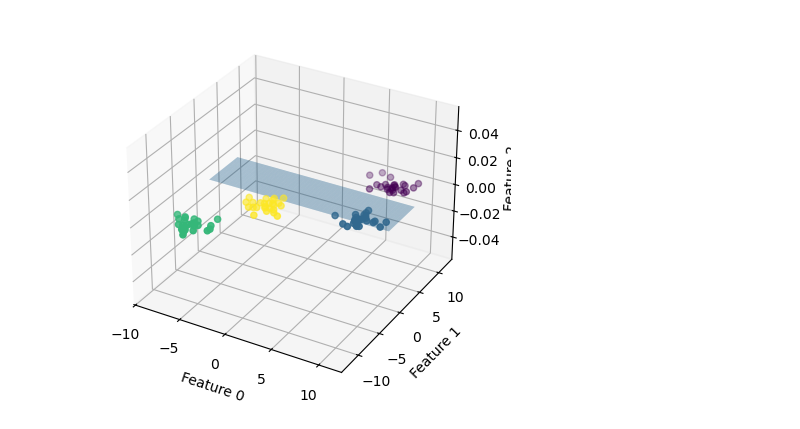
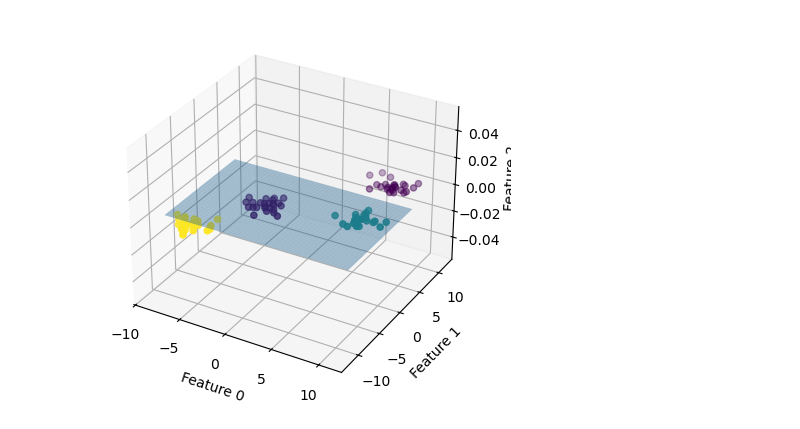
Before and after one commit to ArpanCodeX/5th-Sem, a Jupyter notebook: ML/25.08/program_3.ipynb, the cells around one changed output. Cells and saved outputs as stored; diff of their text form; code cells hidden in the pictures.

```diff
--- a/ML/25.08/program_3.ipynb
+++ b/ML/25.08/program_3.ipynb
@@ -14,20 +1,27 @@ y = y % 4
 # %%
+import matplotlib.pyplot as plt
+from sklearn.datasets import make_blobs
+from sklearn.svm import LinearSVC
+import numpy as np
+
+X, y = make_blobs(centers=4, random_state=8)
+y = y % 3
 
 fig = plt.figure()
 ax = fig.add_subplot(111, projection='3d')
 ax.scatter(X[:, 0], X[:, 1], np.zeros_like(X[:, 0]), c=y)
 
 linear_svm = LinearSVC().fit(X, y)
 w = linear_svm.coef_[0]
 a = -w[0] / w[1]
 xx = np.linspace(X[:, 0].min() - 1, X[:, 0].max() + 1)
 yy = a * xx - (linear_svm.intercept_[0]) / w[1]
 xx, yy = np.meshgrid(xx, yy)
 zz = np.zeros_like(xx)
 ax.plot_surface(xx, yy, zz, alpha=0.4)
 ax.set_xlabel("Feature 0")
 ax.set_ylabel("Feature 1")
 ax.set_zlabel("Feature 2")
 plt.show()
 # %% [output]
-[figure, old version]
+[figure, new version]
```
Also changed, not shown: parts of 2 cells of this notebook, 28 other files.
